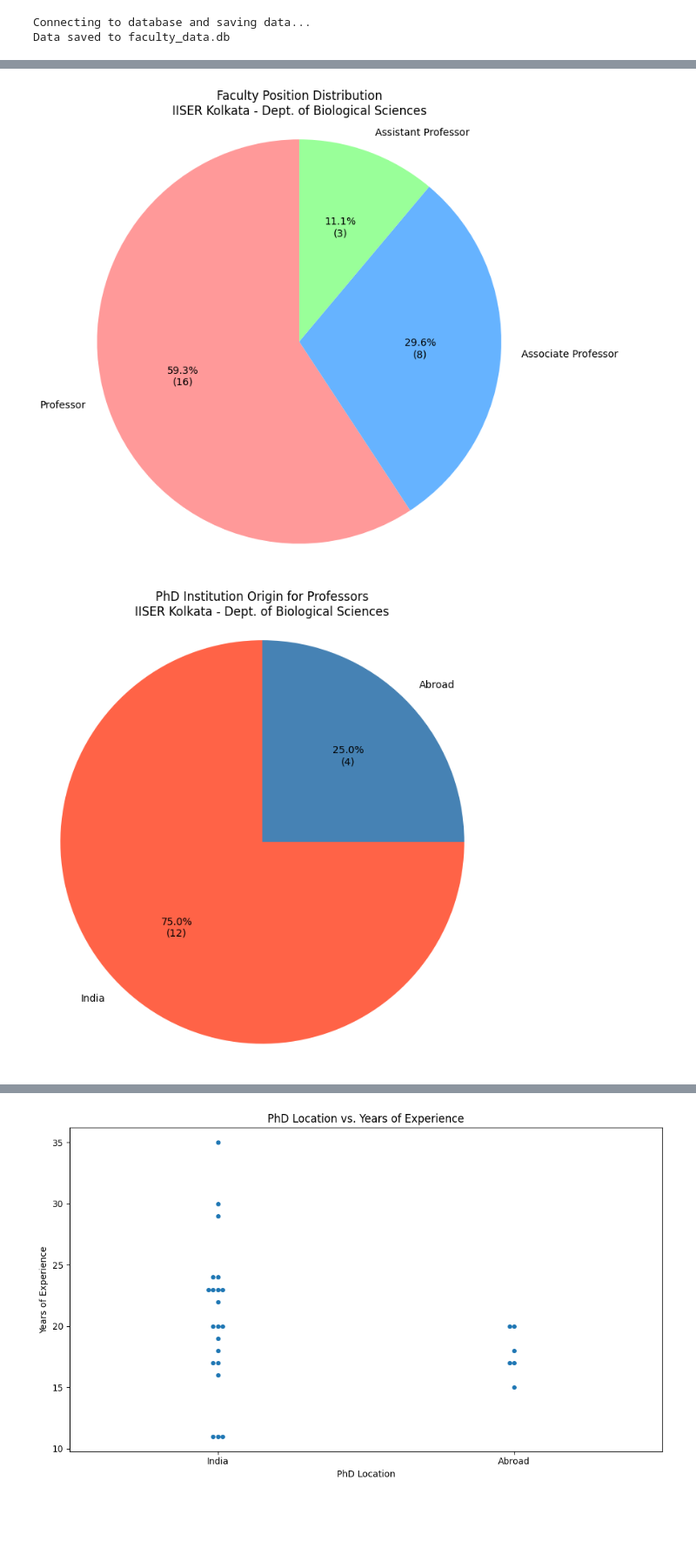
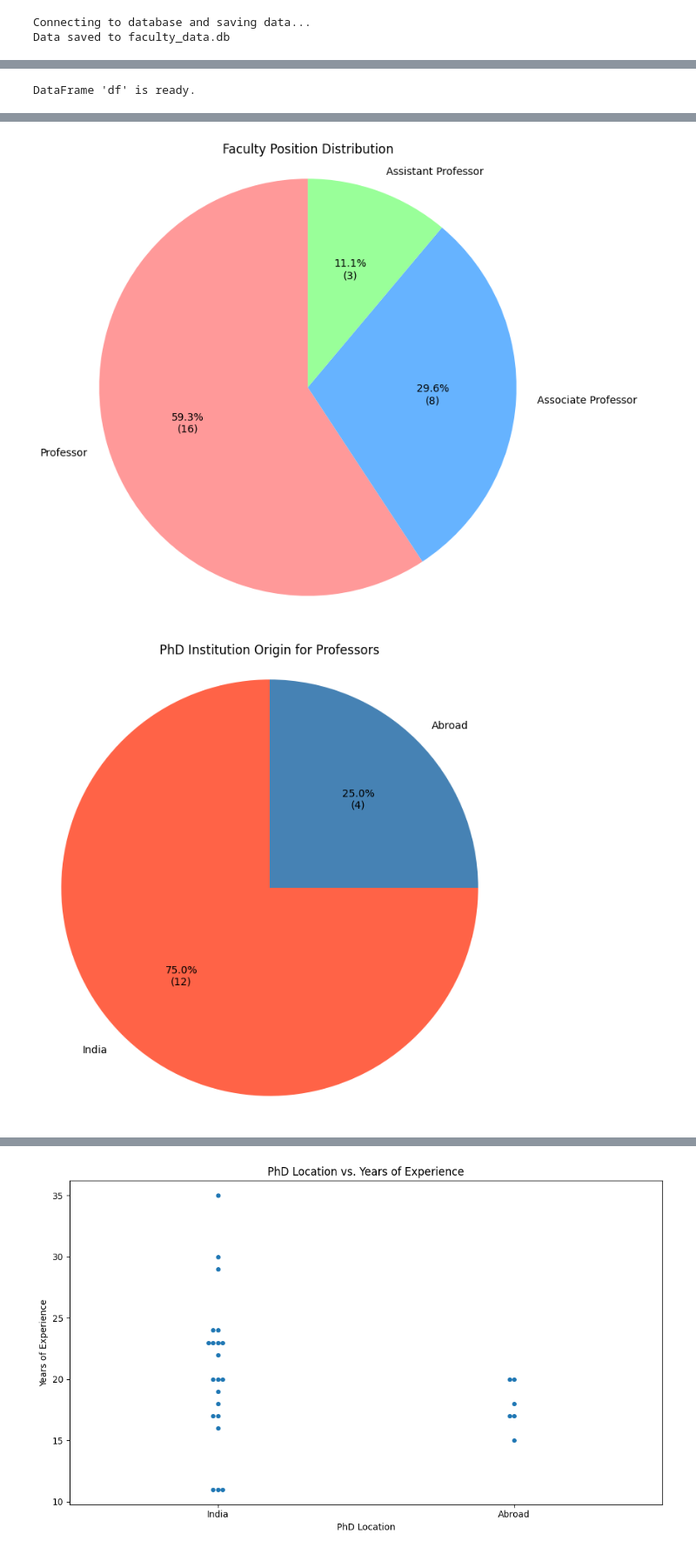
Before and after one commit to kirtikrajsp/Group12-IDC409, a Jupyter notebook: code.ipynb, the cells around one changed output, grey strips where cells are left out. Shown: that part at 87% size. Cells and saved outputs as stored; diff of their text form; code cells hidden in the pictures; blank space fills up the shorter version.

```diff
--- a/code.ipynb
+++ b/code.ipynb
@@ -296 +302,5 @@ dtype: int64
+# %%
+print("DataFrame 'df' is ready.")
+# %% [output]
+DataFrame 'df' is ready.
 # %%
@@ -373,6 +385,8 @@ display(styleddf)
 | 25 | Anuradha Bhat | Professor, IISER Kolkata (current... | Professor, IISER Kolkata (current) | PhD (Ecological Sciences), Indian... | PhD (Ecological Sciences), Indian... | 2002 | 23 | ... |
 | 26 | Sunil Kumar Khare | Professor, IISER Kolkata (current... | Professor, IISER Kolkata (current) | PhD (Biochemistry), IIT Delhi, 1990 | PhD (Biochemistry), IIT Delhi | 1990 | 35 | ... |
 # %%
+#SECTION 7: PIE CHART VISUALISATION
+
 # PhD classification India vs Abroad
 
 print("\nPhD Institution Counts:")
@@ -383,7 +397,7 @@ print(phd_counts)
 
 # PhD classification India vs Abroad - PIE CHART
 
-print("\nGenerating pie chart...")
+
 
     # Get data and labels from the value counts
 labels = phd_counts.index
@@ -397,14 +411,14 @@ colors = ['#66b3ff','#99ff99'] # Add some custom colors
 plt.pie(sizes, labels=labels, autopct=lambda pct: f'{pct:1.1f}%\n({int(round(pct/100.*sum(sizes)))})', startangle=90, colors=colors)
 
     # Add a title
-plt.title('PhD Institution Origin (Abroad vs. India)\nIISER Kolkata - Dept. of Biological Sciences')
+plt.title('PhD Institution Origin (Abroad vs. India)')
 
     # Ensure the pie chart is a circle
 plt.axis('equal')
 
     # Save the plot to a file
 plt.savefig("phd_institution_pie_chart.png")
-print("Pie chart saved as 'phd_institution_pie_chart.png'")
+
 
 print('-----------------------------------------------------------------------------------------------------------------------------------------------------------------------')
 
@@ -441,7 +455,7 @@ print(position_counts)
 
 
 # Position classisfication Professors vs Assistant Professors vs Associate Professors - PIE CHART
-print("\nGenerating position distribution pie chart...")
+
 
 # Get data and labels from the position counts
 pos_labels = position_counts.index
@@ -457,18 +471,18 @@ plt.pie(pos_sizes, labels=pos_labels,
         autopct=lambda pct: f'{pct:1.1f}%\n({int(round(pct/100.*sum(pos_sizes)))})',
         startangle=90, colors=pos_colors)
 
-plt.title('Faculty Position Distribution\nIISER Kolkata - Dept. of Biological Sciences')
+plt.title('Faculty Position Distribution')
 plt.axis('equal')  # Ensure the pie chart is a circle
 
 # Save the plot to a new file
 plt.savefig("position_distribution_pie_chart.png")
-print("Pie chart saved as 'position_distribution_pie_chart.png'")
+
 
 print('-----------------------------------------------------------------------------------------------------------------------------------------------------------------------')
 
 # PhD origin: Professors India vs Abroad
 
-print("\nAnalyzing PhD Origin for 'Professor' rank only...")
+print("\n PhD Origin for 'Professor' rank only...")
 
 # Filter the DataFrame for only 'Professor'
 prof_df = df[df['Position_Class'] == 'Professor']
@@ -479,7 +493,7 @@ print("\n'Professor' PhD Institution Counts:")
 print(prof_phd_counts)
 
 # PhD origin: Professors India vs Abroad - PIE CHART
-print("\nGenerating 'Professor' PhD origin pie chart...")
+
 
 # Get data and labels
 prof_phd_labels = prof_phd_counts.index
@@ -494,18 +508,18 @@ plt.pie(prof_phd_sizes, labels=prof_phd_labels,
         autopct=lambda pct: f'{pct:1.1f}%\n({int(round(pct/100.*sum(prof_phd_sizes)))})',
         startangle=90, colors=prof_phd_colors)
 
-plt.title('PhD Institution Origin for Professors\nIISER Kolkata - Dept. of Biological Sciences')
+plt.title('PhD Institution Origin for Professors')
 plt.axis('equal')  # Ensure the pie chart is a circle
 
 # Save the plot to a new file
 plt.savefig("professor_phd_origin_pie_chart.png")
-print("Pie chart saved as 'professor_phd_origin_pie_chart.png'")
+
 
 print('-----------------------------------------------------------------------------------------------------------------------------------------------------------------------')
 
 # PhD origin: Assistant Professors India vs Abroad
 
-print("\nAnalyzing PhD Origin for 'Assistant Professor' rank only...")
+print("\n PhD Origin for 'Assistant Professor' rank only...")
 
 # Filter the DataFrame for only 'Assistant Professor'
 astprof_df = df[df['Position_Class'] == 'Assistant Professor']
@@ -516,7 +530,7 @@ print("\n'Assistant Professor' PhD Institution Counts:")
 print(astprof_phd_counts)
 
 # PhD origin: Assistant Professors India vs Abroad - PIE CHART
-print("\nGenerating 'Assistant Professor' PhD origin pie chart...")
+
 
 # Get data and labels
 astprof_phd_labels = astprof_phd_counts.index
@@ -531,12 +545,12 @@ plt.pie(astprof_phd_sizes, labels=astprof_phd_labels,
         autopct=lambda pct: f'{pct:1.1f}%\n({int(round(pct/100.*sum(astprof_phd_sizes)))})',
         startangle=90, colors=astprof_phd_colors)
 
-plt.title('PhD Institution Origin for Assistant Professors\nIISER Kolkata - Dept. of Biological Sciences')
+plt.title('PhD Institution Origin for Assistant Professors')
 plt.axis('equal')  # Ensure the pie chart is a circle
 
 # Save the plot to a new file
 plt.savefig("assistantprofessor_phd_origin_pie_chart.png")
-print("Pie chart saved as 'assistantprofessor_phd_origin_pie_chart.png'")
+
 
 print('-----------------------------------------------------------------------------------------------------------------------------------------------------------------------')
 
@@ -553,7 +567,7 @@ print("\n'Associate Professor' PhD Institution Counts:")
 print(ascprof_phd_counts)
 
 # PhD origin: Associate Professors India vs Abroad - PIE CHART
-print("\nGenerating 'Associate Professor' PhD origin pie chart...")
+
 
 # Get data and labels
 ascprof_phd_labels = ascprof_phd_counts.index
@@ -568,12 +582,12 @@ plt.pie(ascprof_phd_sizes, labels=ascprof_phd_labels,
         autopct=lambda pct: f'{pct:1.1f}%\n({int(round(pct/100.*sum(ascprof_phd_sizes)))})',
         startangle=90, colors=ascprof_phd_colors)
 
-plt.title('PhD Institution Origin for Associate Professors\nIISER Kolkata - Dept. of Biological Sciences')
+plt.title('PhD Institution Origin for Associate Professors')
 plt.axis('equal')  # Ensure the pie chart is a circle
 
 # Save the plot to a new file
 plt.savefig("associateprofessor_phd_origin_pie_chart.png")
-print("Pie chart saved as 'associateprofessor_phd_origin_pie_chart.png'")
+
 
 print('-----------------------------------------------------------------------------------------------------------------------------------------------------------------------')
 # %% [output]
@@ -598,2 +612,2 @@ Pie chart saved as 'associateprofessor_phd_origin_pie_chart.png'
-[figure, old version]
+[figure, new version]
-[figure, old version]
+[figure, new version]
```
Also changed, not shown: parts of 11 cells of this notebook.
